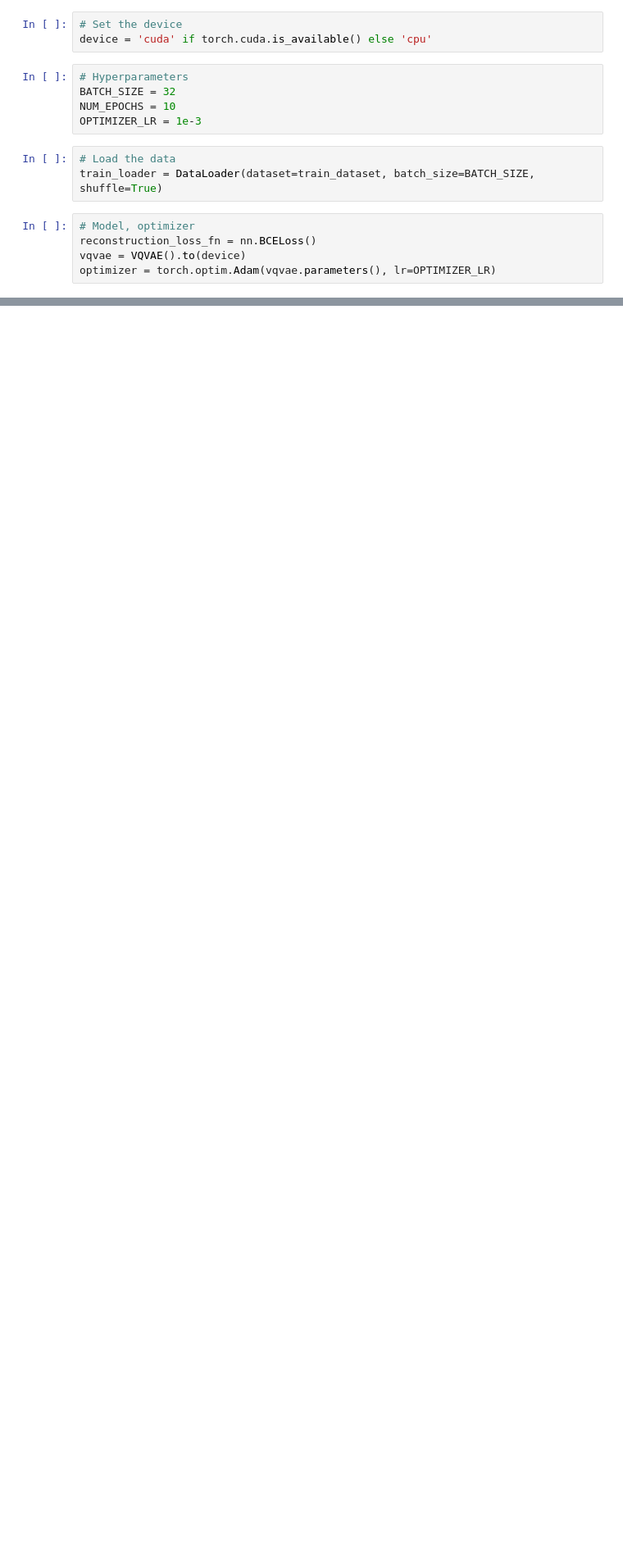
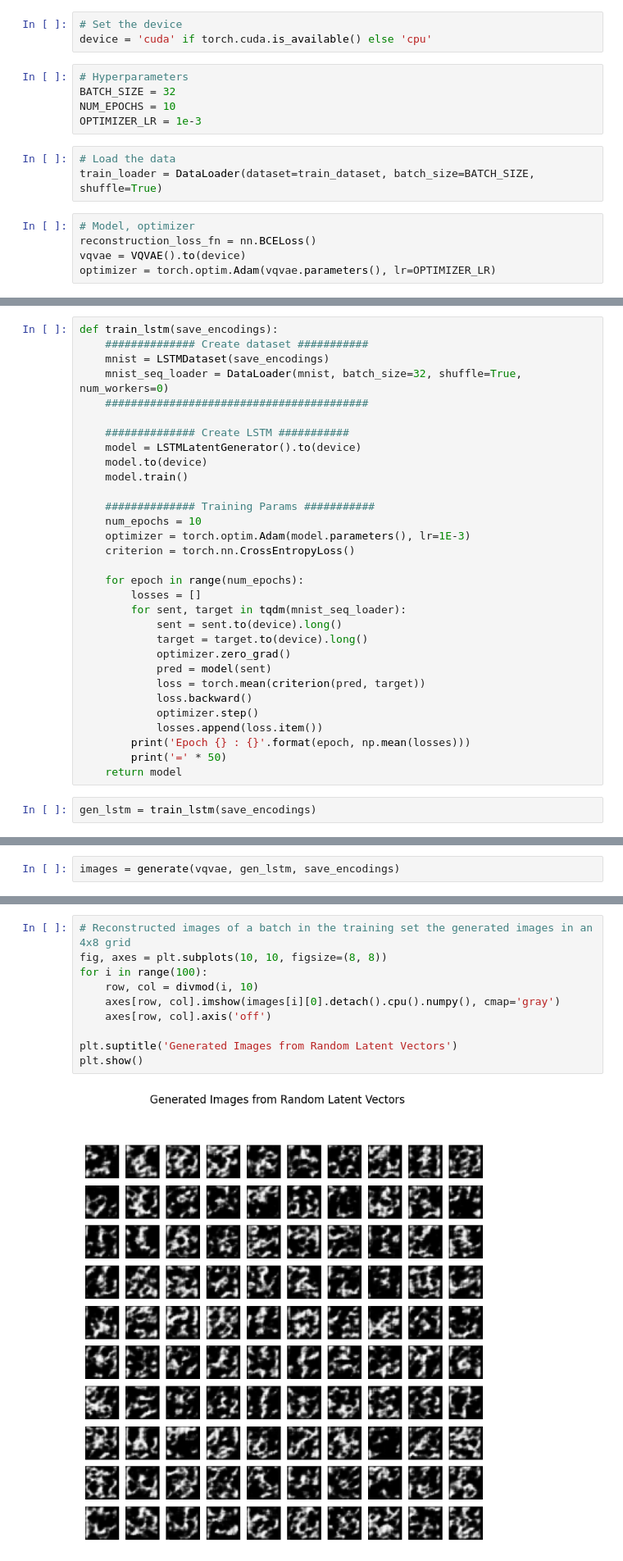
Before and after one commit to kishlaykumar1995/pytorch_implementations, a Jupyter notebook: VAE_MNIST/VQ-VAE.ipynb, the cells around one changed output, grey strips where cells are left out. Shown at 82% size. Drawn from its saved outputs; the diff is of its cells as text; blank space fills up the shorter version.

Commit message:
Added trained LSTM as per video of ExplainingAI (Not working yet)

```diff
--- a/VAE_MNIST/VQ-VAE.ipynb
+++ b/VAE_MNIST/VQ-VAE.ipynb
@@ -180,0 +286,33 @@ Type:      builtin_function_or_method
+# %%
+def train_lstm(save_encodings):
+    ############## Create dataset ###########
+    mnist = LSTMDataset(save_encodings)
+    mnist_seq_loader = DataLoader(mnist, batch_size=32, shuffle=True, num_workers=0)
+    #########################################
+
+    ############## Create LSTM ###########
+    model = LSTMLatentGenerator().to(device)
+    model.to(device)
+    model.train()
+
+    ############## Training Params ###########
+    num_epochs = 10
+    optimizer = torch.optim.Adam(model.parameters(), lr=1E-3)
+    criterion = torch.nn.CrossEntropyLoss()
+
+    for epoch in range(num_epochs):
+        losses = []
+        for sent, target in tqdm(mnist_seq_loader):
+            sent = sent.to(device).long()
+            target = target.to(device).long()
+            optimizer.zero_grad()
+            pred = model(sent)
+            loss = torch.mean(criterion(pred, target))
+            loss.backward()
+            optimizer.step()
+            losses.append(loss.item())
+        print('Epoch {} : {}'.format(epoch, np.mean(losses)))
+        print('=' * 50)
+    return model
+# %%
+gen_lstm = train_lstm(save_encodings)
@@ -180,0 +385,2 @@ Type:      builtin_function_or_method
+# %%
+images = generate(vqvae, gen_lstm, save_encodings)
@@ -180,0 +389,12 @@ Type:      builtin_function_or_method
+# %%
+# Reconstructed images of a batch in the training set the generated images in an 4x8 grid
+fig, axes = plt.subplots(10, 10, figsize=(8, 8))
+for i in range(100):
+    row, col = divmod(i, 10)
+    axes[row, col].imshow(images[i][0].detach().cpu().numpy(), cmap='gray')
+    axes[row, col].axis('off')
+
+plt.suptitle('Generated Images from Random Latent Vectors')
+plt.show()
+# %% [output]
+[figure, added]
```
Also changed, not shown: parts of 17 cells of this notebook.
